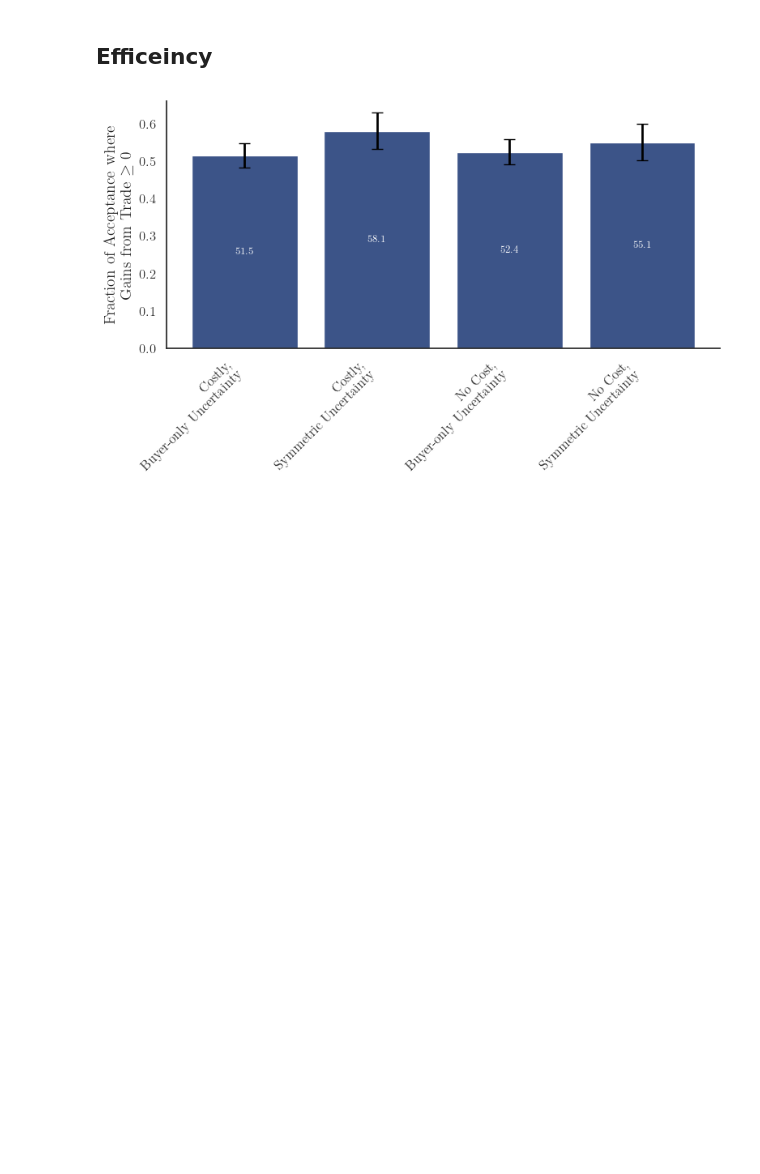
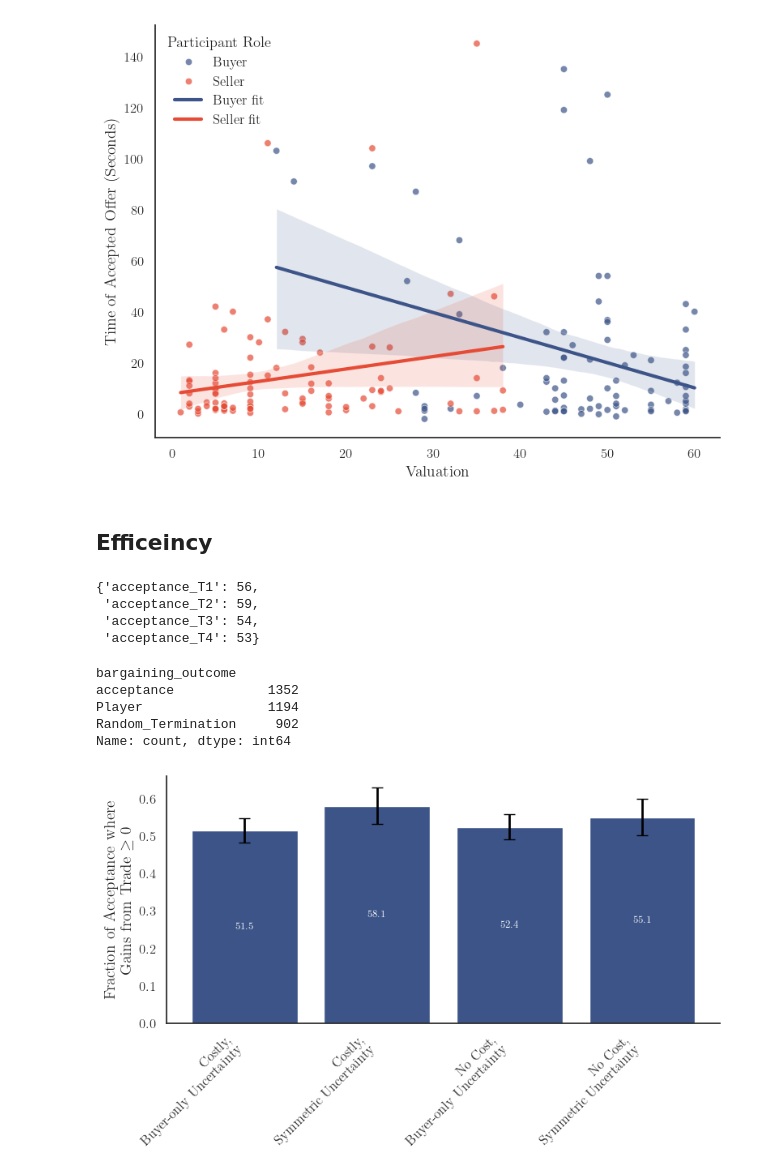
Before and after one commit to NicolasRoever/bargaining_experiment_analysis, a Jupyter notebook: src/bargaining_analysis/main_results/sandbox.ipynb, the cells around one changed output. Cells and saved outputs as stored; diff of their text form; code cells hidden in the pictures; blank space fills up the shorter version.

```diff
--- a/src/bargaining_analysis/main_results/sandbox.ipynb
+++ b/src/bargaining_analysis/main_results/sandbox.ipynb
@@ -41,2 +173,44 @@ df = pd.read_csv("/Users/nicolasroever/Dropbox/Promotion/Bargaining/bargaining_e
+# %%
+# filter T1 & T2
+df = df_signal[df_signal['treatment'].isin(['T1', 'T2'])]
+
+set_plot_theme()
+
+plt.figure(figsize=(8, 6))
+
+# scatter by role
+sns.scatterplot(
+    x='valuation',
+    y='last_offer_time',
+    data=df,
+    hue='participant_role',
+    alpha=0.7
+)
+
+# linear fit for Buyers
+sns.regplot(
+    x='valuation',
+    y='last_offer_time',
+    data=df[df['participant_role'] == 'Buyer'],
+    scatter=False,
+    label='Buyer fit',
+)
+
+# linear fit for Sellers
+sns.regplot(
+    x='valuation',
+    y='last_offer_time',
+    data=df[df['participant_role'] == 'Seller'],
+    scatter=False,
+    label='Seller fit',
+)
+
+plt.xlabel('Valuation')
+plt.ylabel('Time of Accepted Offer (Seconds)')
+plt.legend(title='Participant Role')
+finalize_plot()
+plt.show()
+# %% [output]
+[figure, added]
 # %% [markdown]
 ## Efficeincy
@@ -43,3 +227,18 @@ df = pd.read_csv("/Users/nicolasroever/Dropbox/Promotion/Bargaining/bargaining_e
+# %%
+rates
+# %% [output]
+{'acceptance_T1': 56,
+ 'acceptance_T2': 59,
+ 'acceptance_T3': 54,
+ 'acceptance_T4': 53}
+# %%
+df["bargaining_outcome"].value_counts()
+# %% [output]
+bargaining_outcome
+acceptance            1352
+Player                1194
+Random_Termination     902
+Name: count, dtype: int64
 # %%
 def plot_acceptance_rates(df: pd.DataFrame):
     """
```
Also changed, not shown: parts of 8 cells of this notebook, 7 other files.
